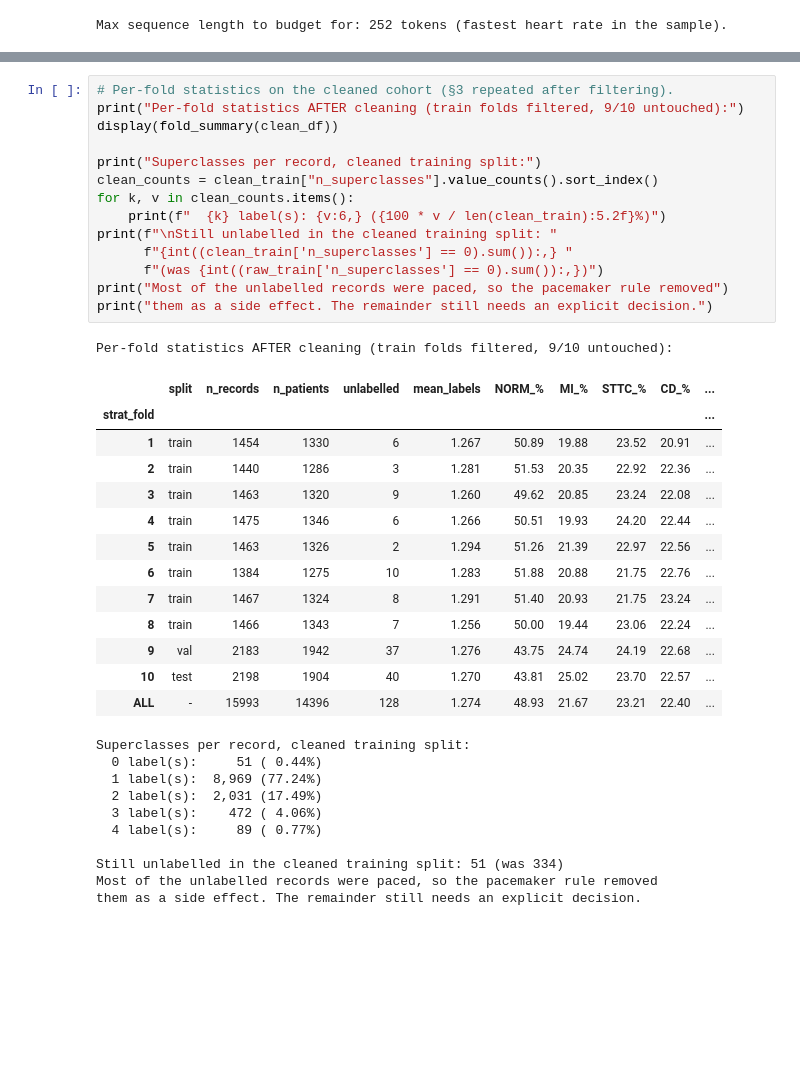
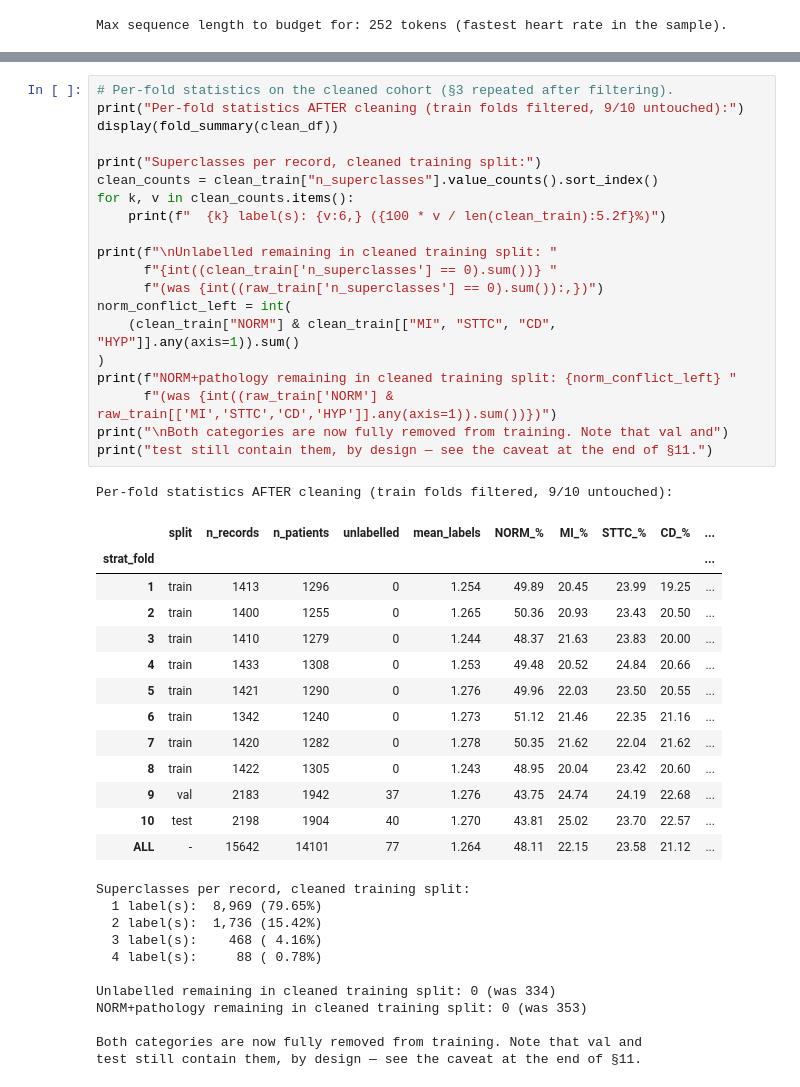
Before and after one commit to GilAmihai77/ECG-ML, a Jupyter notebook: notebooks/01_ptbxl_eda.ipynb, the cells around one changed output, grey strips where cells are left out. Cells and saved outputs as stored; diff of their text form; blank space fills up the shorter version.

```diff
--- a/notebooks/01_ptbxl_eda.ipynb
+++ b/notebooks/01_ptbxl_eda.ipynb
@@ -869,42 +881,49 @@ manifest rows: 5,806 — saved with the run, per integrity rule 8
 # %%
 # Per-fold statistics on the cleaned cohort (§3 repeated after filtering).
 print("Per-fold statistics AFTER cleaning (train folds filtered, 9/10 untouched):")
 display(fold_summary(clean_df))
 
 print("Superclasses per record, cleaned training split:")
 clean_counts = clean_train["n_superclasses"].value_counts().sort_index()
 for k, v in clean_counts.items():
     print(f"  {k} label(s): {v:6,} ({100 * v / len(clean_train):5.2f}%)")
-print(f"\nStill unlabelled in the cleaned training split: "
-      f"{int((clean_train['n_superclasses'] == 0).sum()):,} "
+
+print(f"\nUnlabelled remaining in cleaned training split: "
+      f"{int((clean_train['n_superclasses'] == 0).sum())} "
       f"(was {int((raw_train['n_superclasses'] == 0).sum()):,})")
-print("Most of the unlabelled records were paced, so the pacemaker rule removed")
-print("them as a side effect. The remainder still needs an explicit decision.")
+norm_conflict_left = int(
+    (clean_train["NORM"] & clean_train[["MI", "STTC", "CD", "HYP"]].any(axis=1)).sum()
+)
+print(f"NORM+pathology remaining in cleaned training split: {norm_conflict_left} "
+      f"(was {int((raw_train['NORM'] & raw_train[['MI','STTC','CD','HYP']].any(axis=1)).sum())})")
+print("\nBoth categories are now fully removed from training. Note that val and")
+print("test still contain them, by design — see the caveat at the end of §11.")
 # %% [output]
 Per-fold statistics AFTER cleaning (train folds filtered, 9/10 untouched):
 |  | split | n_records | n_patients | unlabelled | mean_labels | NORM_% | MI_% | STTC_% | CD_% | ... |
 | strat_fold |  |  |  |  |  |  |  |  |  | ... |
-| 1 | train | 1454 | 1330 | 6 | 1.267 | 50.89 | 19.88 | 23.52 | 20.91 | ... |
-| 2 | train | 1440 | 1286 | 3 | 1.281 | 51.53 | 20.35 | 22.92 | 22.36 | ... |
-| 3 | train | 1463 | 1320 | 9 | 1.260 | 49.62 | 20.85 | 23.24 | 22.08 | ... |
-| 4 | train | 1475 | 1346 | 6 | 1.266 | 50.51 | 19.93 | 24.20 | 22.44 | ... |
-| 5 | train | 1463 | 1326 | 2 | 1.294 | 51.26 | 21.39 | 22.97 | 22.56 | ... |
-| 6 | train | 1384 | 1275 | 10 | 1.283 | 51.88 | 20.88 | 21.75 | 22.76 | ... |
-| 7 | train | 1467 | 1324 | 8 | 1.291 | 51.40 | 20.93 | 21.75 | 23.24 | ... |
-| 8 | train | 1466 | 1343 | 7 | 1.256 | 50.00 | 19.44 | 23.06 | 22.24 | ... |
+| 1 | train | 1413 | 1296 | 0 | 1.254 | 49.89 | 20.45 | 23.99 | 19.25 | ... |
+| 2 | train | 1400 | 1255 | 0 | 1.265 | 50.36 | 20.93 | 23.43 | 20.50 | ... |
+| 3 | train | 1410 | 1279 | 0 | 1.244 | 48.37 | 21.63 | 23.83 | 20.00 | ... |
+| 4 | train | 1433 | 1308 | 0 | 1.253 | 49.48 | 20.52 | 24.84 | 20.66 | ... |
+| 5 | train | 1421 | 1290 | 0 | 1.276 | 49.96 | 22.03 | 23.50 | 20.55 | ... |
+| 6 | train | 1342 | 1240 | 0 | 1.273 | 51.12 | 21.46 | 22.35 | 21.16 | ... |
+| 7 | train | 1420 | 1282 | 0 | 1.278 | 50.35 | 21.62 | 22.04 | 21.62 | ... |
+| 8 | train | 1422 | 1305 | 0 | 1.243 | 48.95 | 20.04 | 23.42 | 20.60 | ... |
 | 9 | val | 2183 | 1942 | 37 | 1.276 | 43.75 | 24.74 | 24.19 | 22.68 | ... |
 | 10 | test | 2198 | 1904 | 40 | 1.270 | 43.81 | 25.02 | 23.70 | 22.57 | ... |
-| ALL | - | 15993 | 14396 | 128 | 1.274 | 48.93 | 21.67 | 23.21 | 22.40 | ... |
+| ALL | - | 15642 | 14101 | 77 | 1.264 | 48.11 | 22.15 | 23.58 | 21.12 | ... |
 Superclasses per record, cleaned training split:
-  0 label(s):     51 ( 0.44%)
-  1 label(s):  8,969 (77.24%)
-  2 label(s):  2,031 (17.49%)
-  3 label(s):    472 ( 4.06%)
-  4 label(s):     89 ( 0.77%)
+  1 label(s):  8,969 (79.65%)
+  2 label(s):  1,736 (15.42%)
+  3 label(s):    468 ( 4.16%)
+  4 label(s):     88 ( 0.78%)
 
-Still unlabelled in the cleaned training split: 51 (was 334)
-Most of the unlabelled records were paced, so the pacemaker rule removed
-them as a side effect. The remainder still needs an explicit decision.
+Unlabelled remaining in cleaned training split: 0 (was 334)
+NORM+pathology remaining in cleaned training split: 0 (was 353)
+
+Both categories are now fully removed from training. Note that val and
+test still contain them, by design — see the caveat at the end of §11.
 # %%
 # The cost of the filter: it shifts the training class prior away from test.
 # Because machine-only labels are commoner on pathology than on NORM (§5),
```
Also changed, not shown: parts of 8 cells of this notebook, 2 other files.
